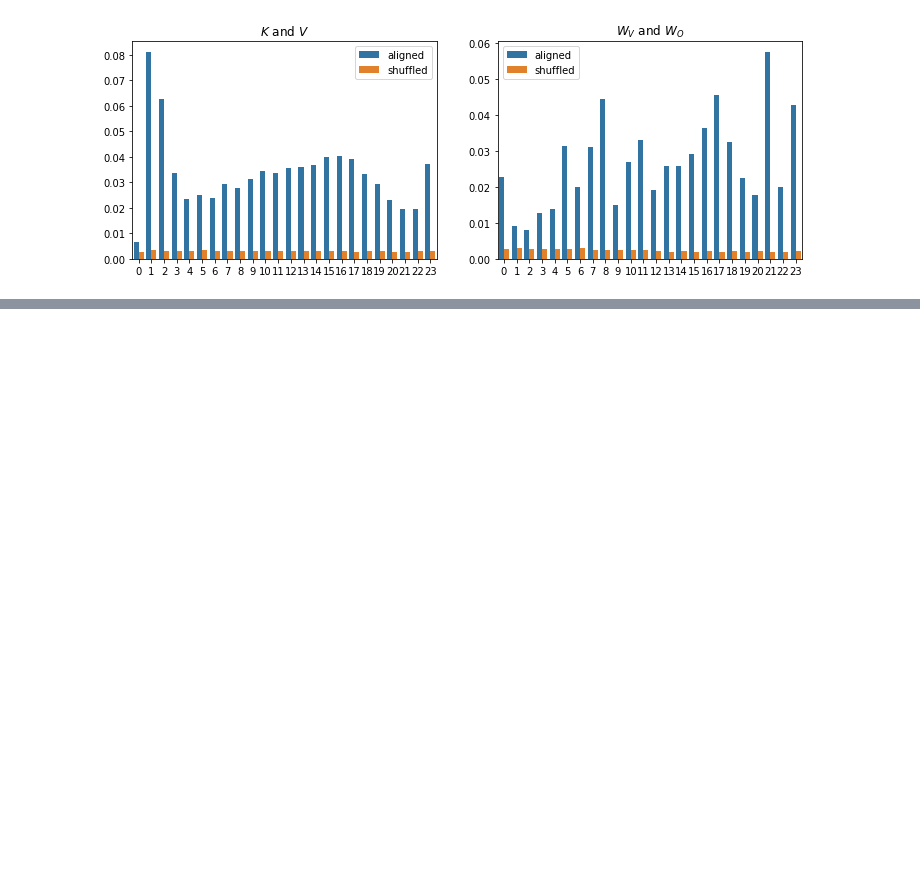
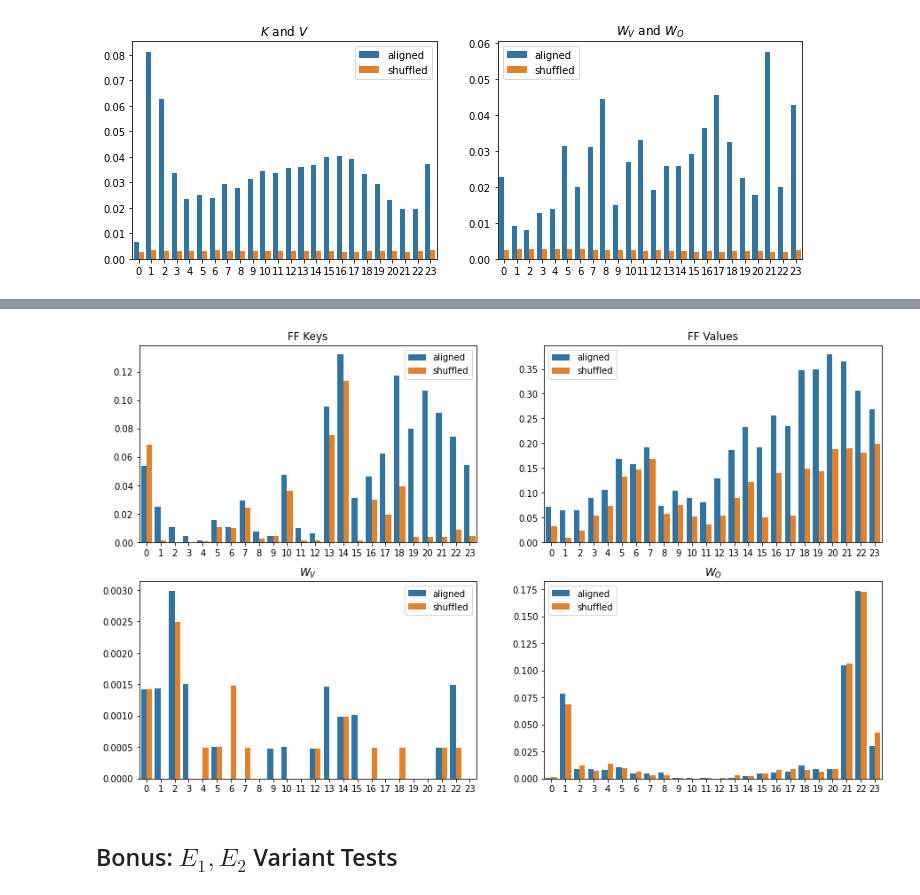
Before and after one commit to guy-dar/embedding-space, a Jupyter notebook: interpretation-experiments.ipynb, the cells around one changed output, grey strips where cells are left out. Drawn from its saved outputs; the diff is of its cells as text; code cells hidden in the pictures; blank space fills up the shorter version.

```diff
--- a/interpretation-experiments.ipynb
+++ b/interpretation-experiments.ipynb
@@ -260,0 +290,38 @@ for i, (real, fake, param_name) in enumerate([(real_K_recall2, fake_K_recall2, "
+# %%
+real_WV_recall3, fake_WV_recall3, real_WO_recall3, fake_WO_recall3 = [], [], [], []
+sum_lens = sum([len(x[0]) for x in mem[f'transformer.h.0.mlp.c_fc']])
+
+for i1 in trange(num_layers):
+    sample_real, sample_fake = (torch.randperm(sum_lens)[:max_explored_tokens],
+                               torch.randperm(sum_lens)[:max_explored_tokens])
+
+    tmp1_pre_real = torch.topk(torch.cat([y for _, y in mem[f'intermediate-transformer.h.{i1}.attn.c_proj']])[sample_real],
+                               k=5, dim=-1).indices
+    tmp1_pre_fake = torch.topk(torch.cat([y for _, y in mem[f'intermediate-transformer.h.{i1}.attn.c_proj']])[sample_fake],
+                               k=5, dim=-1).indices
+    tmp1_x_real, tmp1_y_real = np.unravel_index(tmp1_pre_real.numpy(), (num_heads, head_size))
+    tmp1_x_fake, tmp1_y_fake = np.unravel_index(tmp1_pre_fake.numpy(), (num_heads, head_size))
+    del tmp1_pre_real, tmp1_pre_fake
+
+    tmp1_WV, tmp1_WO = (W_V_heads[i1, tmp1_x_real, :, tmp1_y_real].cpu() @ E1.cpu(),
+                        W_O_heads[i1, tmp1_x_real, tmp1_y_real].cpu() @ E1.cpu())
+    tmp1_WV_perm, tmp1_WO_perm = (W_V_heads[i1, tmp1_x_fake, :, tmp1_y_fake] @ E1,
+                                  W_O_heads[i1, tmp1_x_fake, tmp1_y_fake] @ E1)
+
+    tmp2 = emb_func(torch.cat([y for _, y in mem[f'transformer.h.{num_layers-1}']])[sample_real])
+    good_pos = ~torch.isin(tmp2.argmax(-1), torch.LongTensor([13, 262, 257, 318, 290, 286, 11, 338, 284]))
+
+    fake_WV_recall3.append(np.mean(_batched_recall_metric(tmp1_WV_perm[good_pos], tmp2[good_pos], k=k_, k2=k2, only_ascii=only_ascii)))
+    real_WV_recall3.append(np.mean(_batched_recall_metric(tmp1_WV[good_pos], tmp2[good_pos], k=k_, k2=k2, only_ascii=only_ascii)))
+    fake_WO_recall3.append(np.mean(_batched_recall_metric(tmp1_WO_perm[good_pos], tmp2[good_pos], k=k_, k2=k2, only_ascii=only_ascii)))
+    real_WO_recall3.append(np.mean(_batched_recall_metric(tmp1_WO[good_pos], tmp2[good_pos], k=k_, k2=k2, only_ascii=only_ascii)))
+# %%
+_plot_comparison([(real_K_recall3, fake_K_recall3, "FF Keys"),
+                  (real_V_recall3, fake_V_recall3, "FF Values"),
+                  (real_WV_recall3, fake_WV_recall3, "$W_V$"),
+                  (real_WO_recall3, fake_WO_recall3, "$W_O$")
+                 ])
+# %% [output]
+[figure, added]
+# %% [markdown]
+## Bonus: $E_1, E_2$ Variant Tests
```
Also changed, not shown: parts of 37 cells of this notebook, 4 other files.
